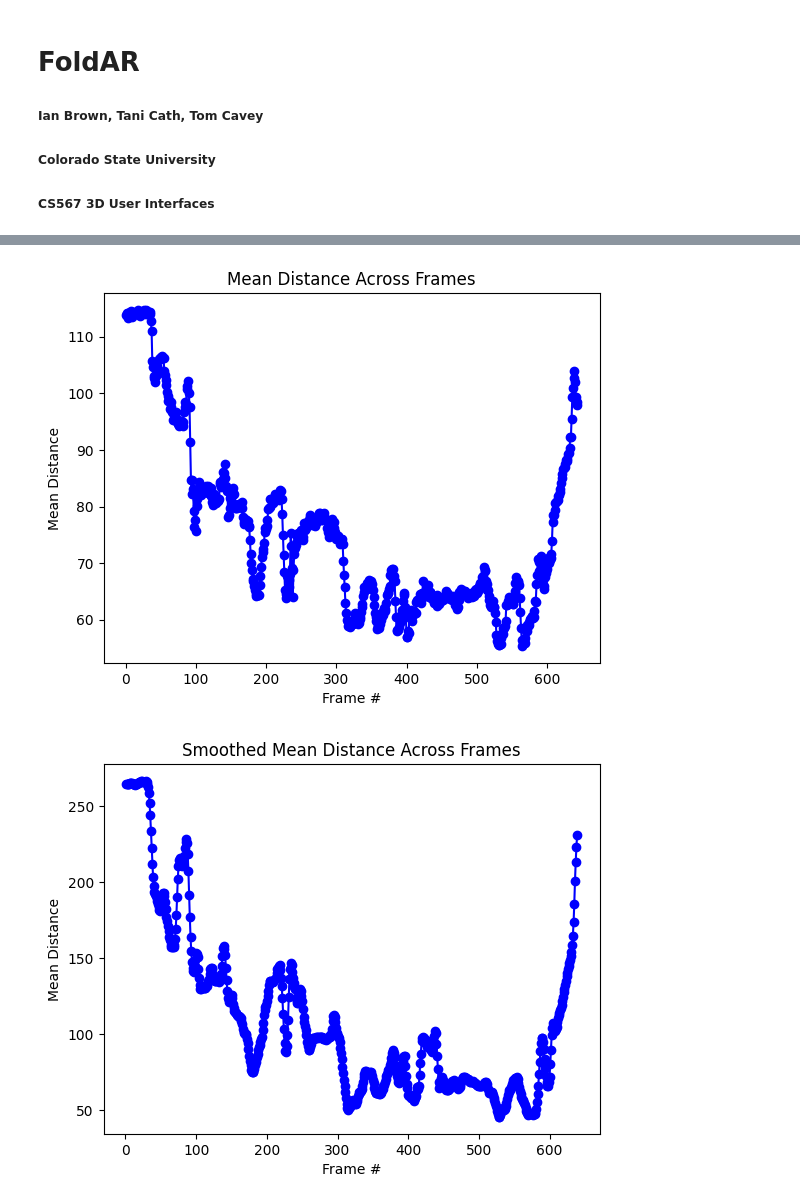
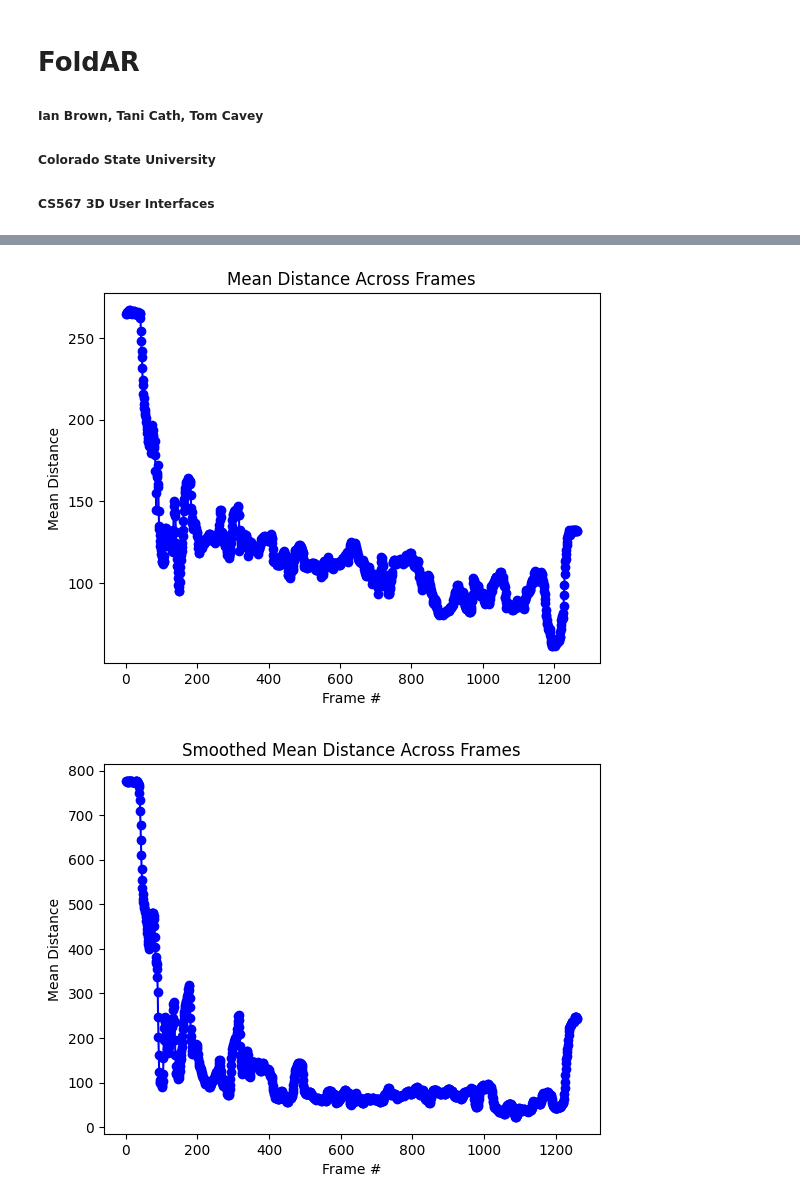
Before and after one commit to csu-hci-projects/FA23-FoldAR-Step-by-step-Instructions-for-Folding-Paper-Models-in-AR, a Jupyter notebook: FoldAR_Analysis.ipynb, the cells around one changed output, grey strips where cells are left out. Saved outputs shown, nothing was run; the diff lists cells and outputs as text; code cells hidden in the pictures.

```diff
--- a/FoldAR_Analysis.ipynb
+++ b/FoldAR_Analysis.ipynb
@@ -10,7 +10,7 @@ import matplotlib.pyplot as plt
 from datetime import datetime
 
 
-df = pd.read_csv('sessionData-107-0.csv')
+df = pd.read_csv('sessionData-200_7-0.csv')
 
 # stripping spaces from columns an data...
 df.columns = df.columns.str.strip()
@@ -122,33 +122,33 @@ plt.ylabel('Mean Distance')
 plt.title('Mean Distance Across Frames')
 plt.show()
 
 plt.plot(range(1, len(tip_means) + 1)[:len(tips_moving_average)], tips_moving_average, marker='o', linestyle='-', color='b')
 plt.xlabel('Frame #')
 plt.ylabel('Mean Distance')
 plt.title('Smoothed Mean Distance Across Frames')
 plt.show()
 
 plt.plot(range(1, len(frame_means) + 1), frame_means, marker='o', linestyle='-', color='g')
 plt.xlabel('Frame #')
 plt.ylabel('Mean Distance')
 plt.title('Mean Distance Across Frames')
 plt.show()
 
 plt.plot(range(1, len(frame_means) + 1)[:len(all_moving_average)], all_moving_average, marker='o', linestyle='-', color='g')
 plt.xlabel('Frame #')
 plt.ylabel('Mean Distance')
 plt.title('Smoothed Mean Distance Across Frames')
 plt.show()
 
-start_frame, end_frame = 15, 15
+start_frame, end_frame = 50, 50
 trimmed_tip_means = tip_means[start_frame:-end_frame]
 trimmed_tips_moving_average = tips_moving_average[start_frame:end_frame + len(trimmed_tip_means)]
 
 plt.plot(range(start_frame + 1, start_frame + 1 + len(trimmed_tip_means)), trimmed_tips_moving_average, marker='o', linestyle='-', color='b')
 plt.xlabel('Frame #')
 plt.ylabel('Mean Distance')
 plt.title('Tips Only Smoothed Mean Distance Across Frames')
 plt.show()
 # %% [output]
-[figure, old version]
+[figure, new version]
-[figure, old version]
+[figure, new version]
```
Also changed, not shown: parts of 5 cells of this notebook.
